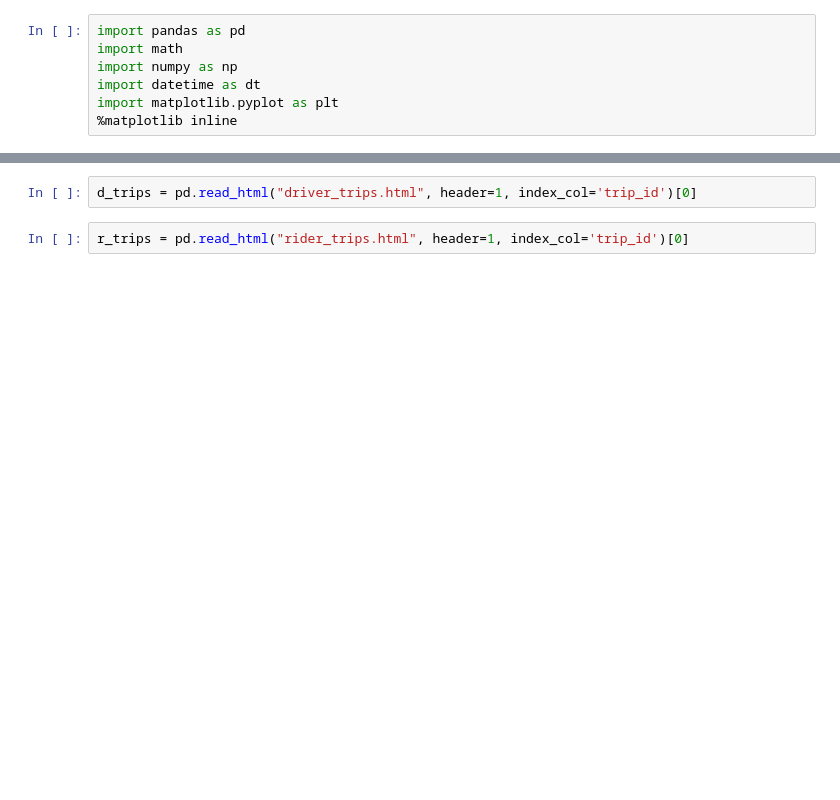
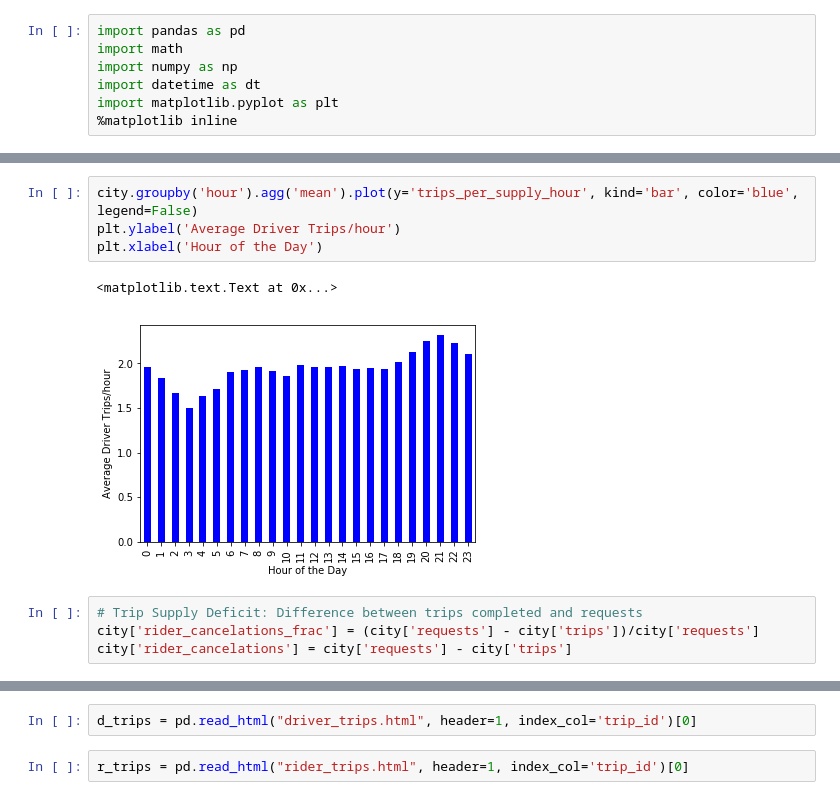
Before and after one commit to darthursteele/cityx, a Jupyter notebook: City X Marketplace Diagnostic Analysis.ipynb, the cells around one changed output, grey strips where cells are left out. Drawn from its saved outputs; the diff is of its cells as text; blank space fills up the shorter version.

```diff
--- a/City X Marketplace Diagnostic Analysis.ipynb
+++ b/City X Marketplace Diagnostic Analysis.ipynb
@@ -53,0 +106,11 @@ import matplotlib.pyplot as plt
+# %%
+city.groupby('hour').agg('mean').plot(y='trips_per_supply_hour', kind='bar', color='blue', legend=False)
+plt.ylabel('Average Driver Trips/hour')
+plt.xlabel('Hour of the Day')
+# %% [output]
+<matplotlib.text.Text at 0x...>
+[figure, added]
+# %%
+# Trip Supply Deficit: Difference between trips completed and requests
+city['rider_cancelations_frac'] = (city['requests'] - city['trips'])/city['requests']
+city['rider_cancelations'] = city['requests'] - city['trips']
```
Also changed, not shown: parts of 129 cells of this notebook, 1 other file.
